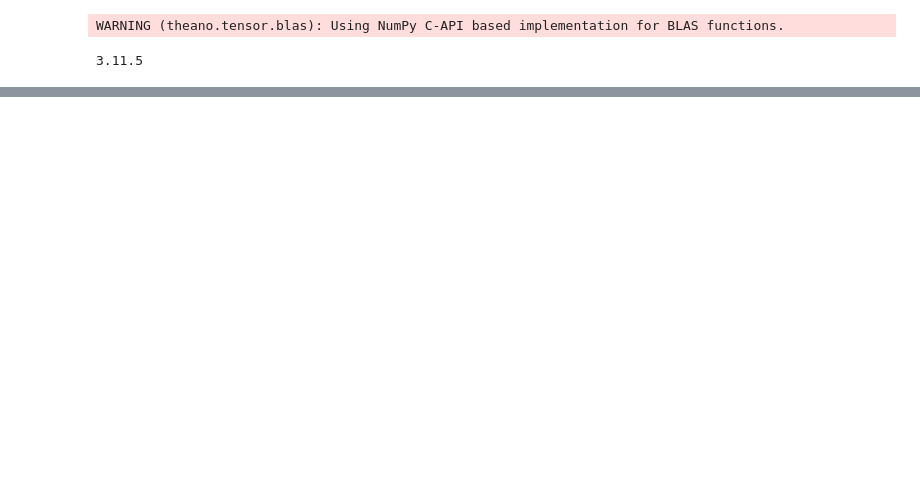
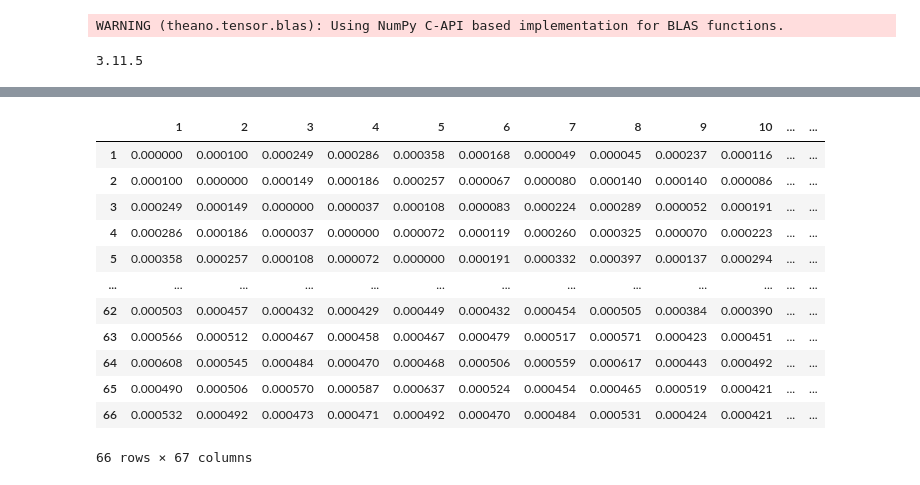
Before and after one commit to gkanfer/cellpose_aips, a Jupyter notebook: notebooks/Image_mix_model_gaussian_process.ipynb, the cells around one changed output, grey strips where cells are left out. Drawn from its saved outputs; the diff is of its cells as text; code cells hidden in the pictures; blank space fills up the shorter version.

Commit message:
071822 multivariant factory model

```diff
--- a/notebooks/Image_mix_model_gaussian_process.ipynb
+++ b/notebooks/Image_mix_model_gaussian_process.ipynb
@@ -175,0 +234,4 @@ with simple_model_decay_:
+# %%
+path_output_train_simple_model = r'F:\HAB_2\PrinzScreen\output_lab_meeting\Kerenl_80_image_0_train'
+table = pd.read_csv(os.path.join(path_output_train_simple_model,'table.csv'))
+table_img = pd.read_csv(os.path.join(path_output_train_simple_model,'table_img.csv'))
@@ -175,0 +383,23 @@ with simple_model_decay_:
+# %%
+from scipy.spatial import distance_matrix
+# table change nano distance to micron
+table_micron = table
+table_micron.loc[:,['centroid-0','centroid-1']] = (table_micron.loc[:,['centroid-0','centroid-1']])/1000
+df = pd.DataFrame(table_micron, columns=['centroid-0', 'centroid-1'], index=table_micron.label.values.tolist())
+dmat = pd.DataFrame(distance_matrix(df.values, df.values), index=df.index, columns=df.index)
+dmat = dmat.iloc[:66,:]
+dmat
+# %% [output]
+|  | 1 | 2 | 3 | 4 | 5 | 6 | 7 | 8 | 9 | 10 | ... | ... |
+| 1 | 0.000000 | 0.000100 | 0.000249 | 0.000286 | 0.000358 | 0.000168 | 0.000049 | 0.000045 | 0.000237 | 0.000116 | ... | ... |
+| 2 | 0.000100 | 0.000000 | 0.000149 | 0.000186 | 0.000257 | 0.000067 | 0.000080 | 0.000140 | 0.000140 | 0.000086 | ... | ... |
+| 3 | 0.000249 | 0.000149 | 0.000000 | 0.000037 | 0.000108 | 0.000083 | 0.000224 | 0.000289 | 0.000052 | 0.000191 | ... | ... |
+| 4 | 0.000286 | 0.000186 | 0.000037 | 0.000000 | 0.000072 | 0.000119 | 0.000260 | 0.000325 | 0.000070 | 0.000223 | ... | ... |
+| 5 | 0.000358 | 0.000257 | 0.000108 | 0.000072 | 0.000000 | 0.000191 | 0.000332 | 0.000397 | 0.000137 | 0.000294 | ... | ... |
+| ... | ... | ... | ... | ... | ... | ... | ... | ... | ... | ... | ... | ... |
+| 62 | 0.000503 | 0.000457 | 0.000432 | 0.000429 | 0.000449 | 0.000432 | 0.000454 | 0.000505 | 0.000384 | 0.000390 | ... | ... |
+| 63 | 0.000566 | 0.000512 | 0.000467 | 0.000458 | 0.000467 | 0.000479 | 0.000517 | 0.000571 | 0.000423 | 0.000451 | ... | ... |
+| 64 | 0.000608 | 0.000545 | 0.000484 | 0.000470 | 0.000468 | 0.000506 | 0.000559 | 0.000617 | 0.000443 | 0.000492 | ... | ... |
+| 65 | 0.000490 | 0.000506 | 0.000570 | 0.000587 | 0.000637 | 0.000524 | 0.000454 | 0.000465 | 0.000519 | 0.000421 | ... | ... |
+| 66 | 0.000532 | 0.000492 | 0.000473 | 0.000471 | 0.000492 | 0.000470 | 0.000484 | 0.000531 | 0.000424 | 0.000421 | ... | ... |
+66 rows × 67 columns
```
Also changed, not shown: parts of 52 cells of this notebook, 3 other files.
